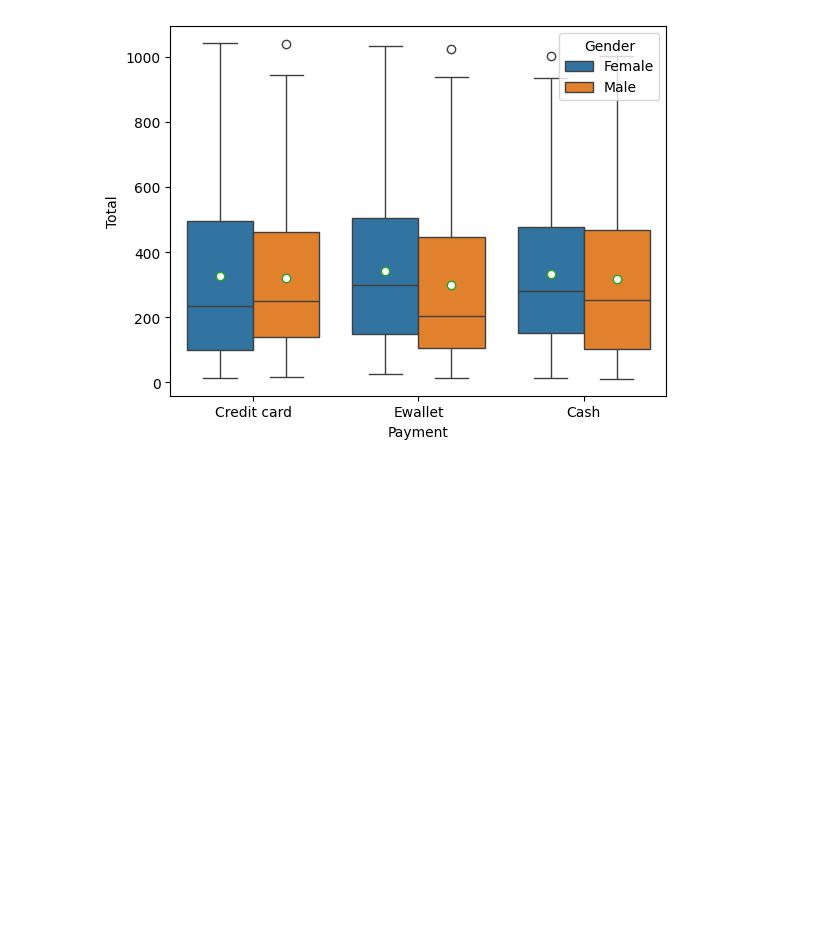
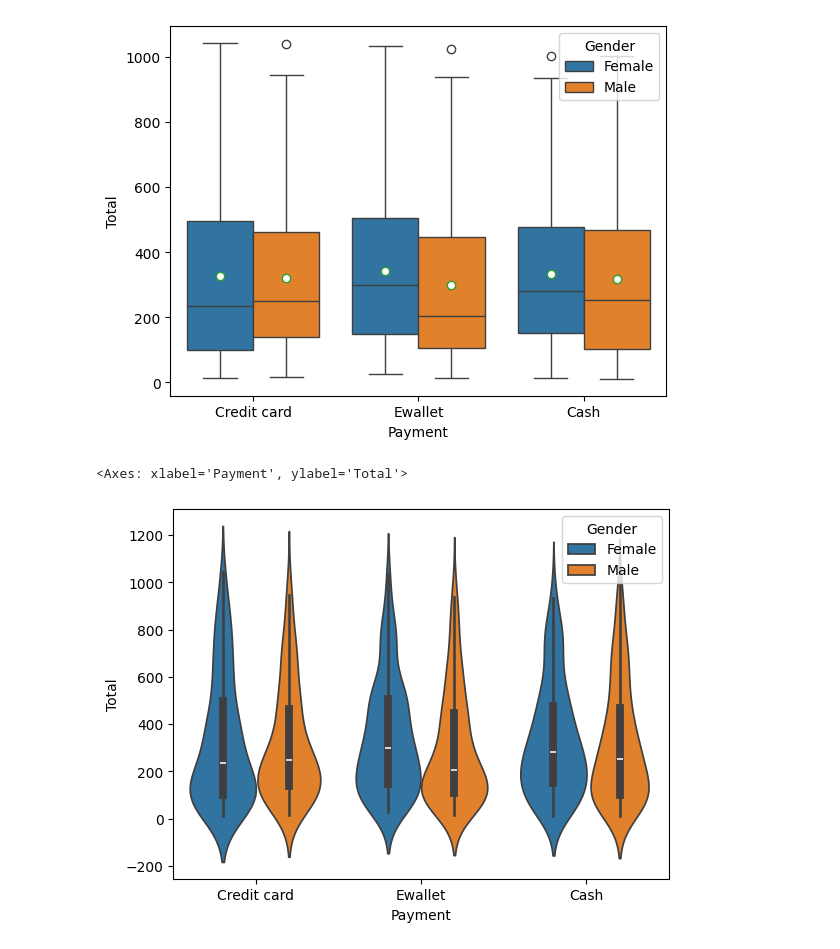
Before and after one commit to Mostafij-k/Python-Learning, a Jupyter notebook: Data/Seaborn.ipynb, the cells around one changed output. Drawn from its saved outputs; the diff is of its cells as text; code cells hidden in the pictures; blank space fills up the shorter version.

Commit message:
Basic Violin Plot

```diff
--- a/Data/Seaborn.ipynb
+++ b/Data/Seaborn.ipynb
@@ -198,3 +198,19 @@ sns.boxplot(x='Payment', y='Total', hue='Gender', data=Mart, showmeans=True,
 # %% [output]
 <Axes: xlabel='Payment', ylabel='Total'>
 [figure]
+# %%
+# Create violin plot with one numerical and two categorila variable
+import pandas as pd
+import numpy as np
+import matplotlib.pyplot as plt
+import seaborn as sns
+import openpyxl
+
+# Import Data
+Mart=pd.read_excel("supermarket_sales.xlsx")
+
+# Create a plot
+sns.violinplot(x='Payment', y='Total', hue='Gender', data=Mart)
+# %% [output]
+<Axes: xlabel='Payment', ylabel='Total'>
+[figure, added]
```
Also changed, not shown: parts of 2 cells of this notebook.
